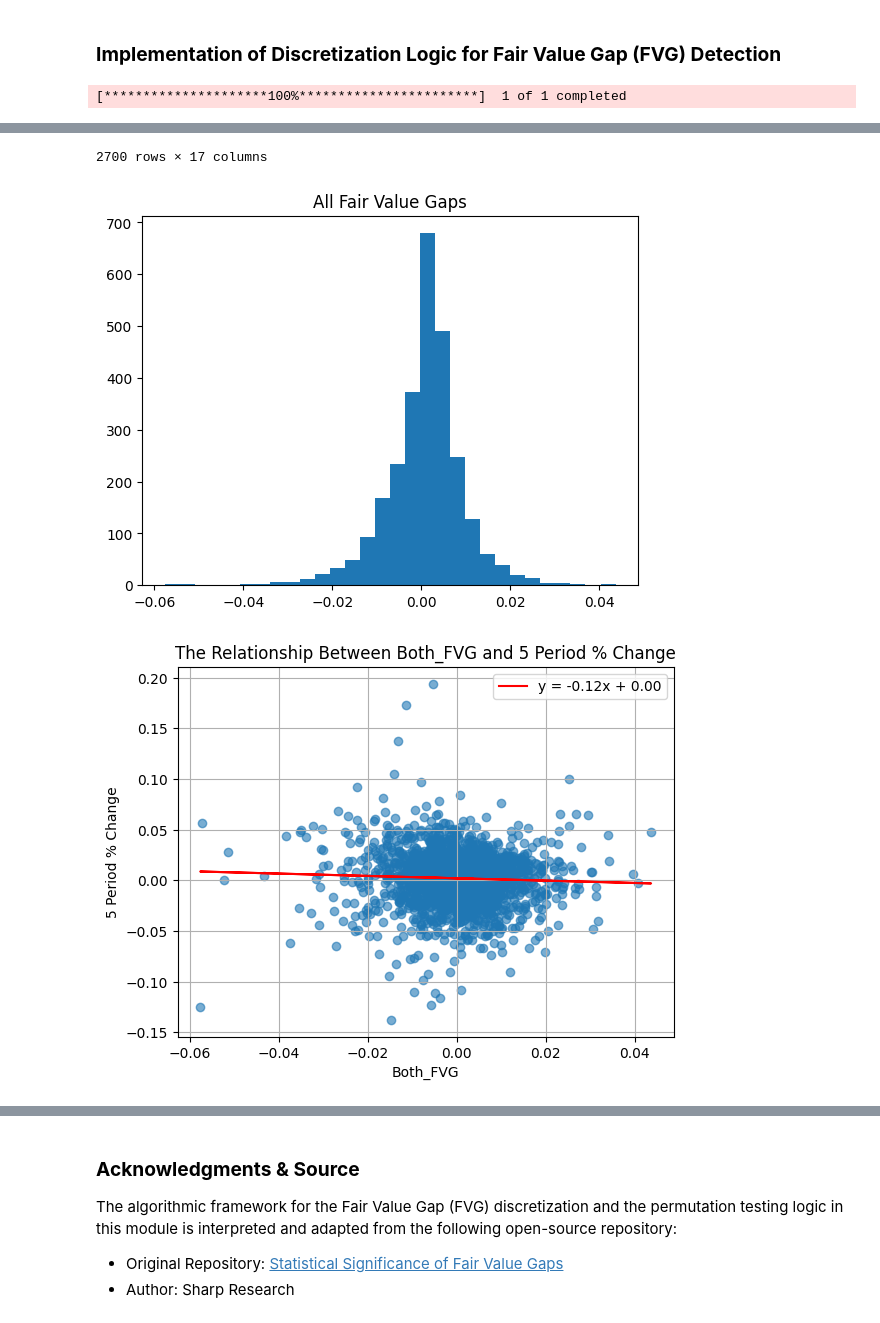
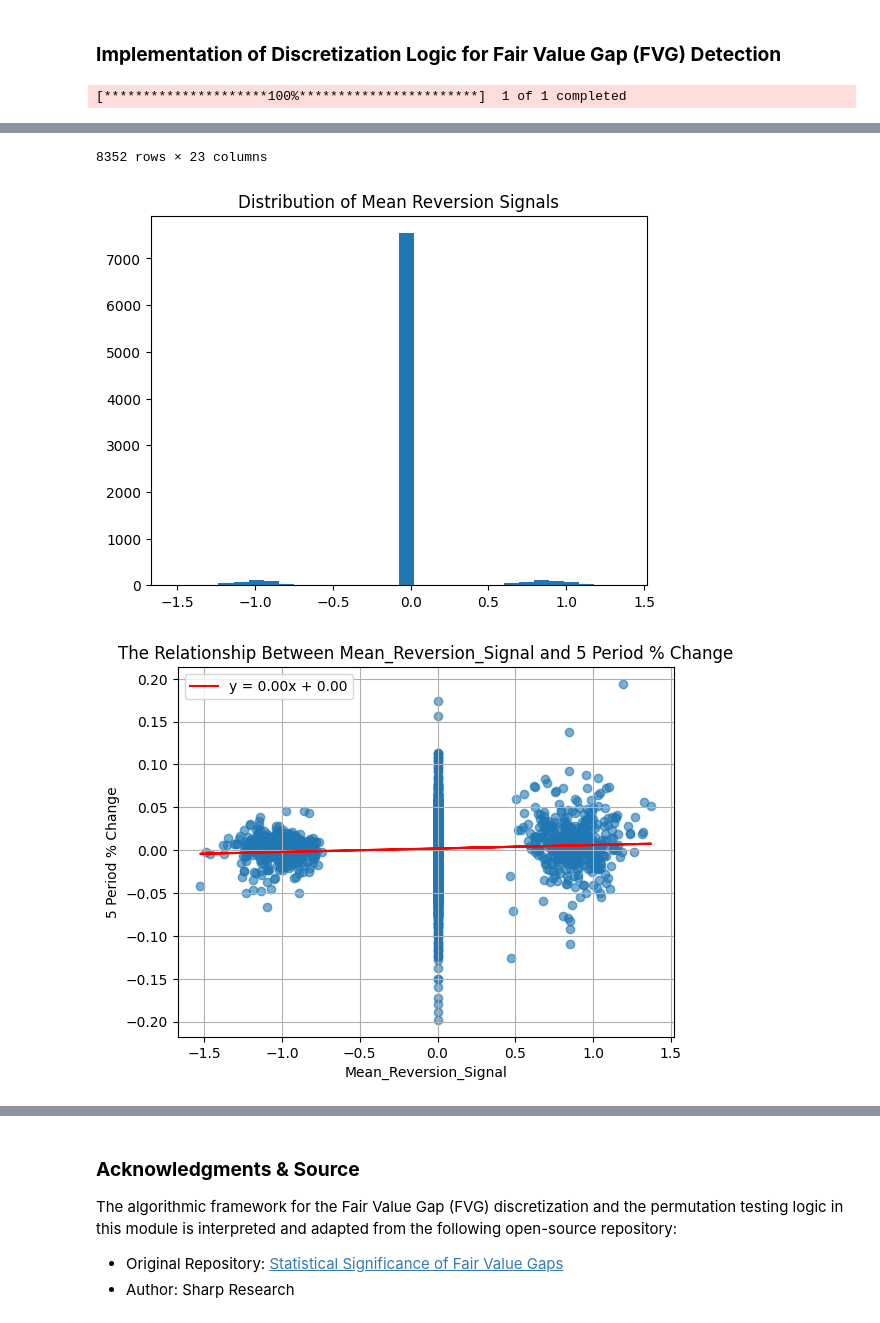
Before and after one commit to JuanAndrewD/RMCT_Assignment_Codebase, a Jupyter notebook: Institutional_Algorithmic_Trading_Strategy-RMCT-Assignment.ipynb, the cells around one changed output, grey strips where cells are left out. Saved outputs shown, nothing was run; the diff lists cells and outputs as text; code cells hidden in the pictures.

```diff
--- a/Institutional_Algorithmic_Trading_Strategy-RMCT-Assignment.ipynb
+++ b/Institutional_Algorithmic_Trading_Strategy-RMCT-Assignment.ipynb
@@ -65,7 +66,7 @@ else:
     PERIOD = 'max'
 
 SHIFT = 5
-STRATEGY = 'Both_FVG'
+STRATEGY = 'Mean_Reversion_Signal'
 
 # what subsetion of that data are you interested in
 LOOKBACK = 10000
@@ -93,33 +94,51 @@ def add_target(df, shift=SHIFT):
 
     return df
 
-def bull_fvg(df):
+def calculate_moving_average(df, window=20):
+    df['MA'] = df['Close'].rolling(window=window).mean()
+    return df
 
-    df['High_2prev'] = df['High'].shift(2)
-    df['Bull_FVG'] = (df['Low'] > df['High_2prev']).astype(int)
-    df['Bull_FVG_Val'] = (df['Low'] - df['High_2prev']) * df['Bull_FVG'] / df['Close']
+def calculate_z_score(df, window=20):
+    df['MA'] = df['Close'].rolling(window=window).mean()
+    df['STD'] = df['Close'].rolling(window=window).std()
+    df['Z_Score'] = (df['Close'] - df['MA']) / df['STD']
+    return df
+
+def calculate_atr(df, window=14):
+    df['High_Low'] = df['High'] - df['Low']
+    df['High_Close'] = (df['High'] - df['Close'].shift(1)).abs()
+    df['Low_Close'] = (df['Low'] - df['Close'].shift(1)).abs()
+    df['TR'] = df[['High_Low', 'High_Close', 'Low_Close']].max(axis=1)
+    df['ATR'] = df['TR'].rolling(window=window).mean()
+    return df
+
+def generate_mean_reversion_signal(df, z_threshold=2.0):
+    df['Signal'] = 0
+    df.loc[df['Z_Score'] < -z_threshold, 'Signal'] = 1  # Buy signal (oversold)
+    df.loc[df['Z_Score'] > z_threshold, 'Signal'] = -1  # Sell signal (overbought)
+    return df
+
+def volatility_adjusted_position(df, base_position=1.0):
+    # Adjust position size inversely to volatility
+    df['Vol_Adj_Factor'] = df['ATR'].rolling(window=20).mean() / df['ATR']
+    df['Position_Size'] = base_position * df['Vol_Adj_Factor']
+    df['Adjusted_Signal'] = df['Signal'] * df['Position_Size']
+    return df
+
+def prepare_dataframe_for_regression(df):
+    df = calculate_z_score(df)
+    df = calculate_atr(df)
+    df = generate_mean_reversion_signal(df)
+    df = volatility_adjusted_position(df)
+    df['Mean_Reversion_Signal'] = df['Adjusted_Signal']
+
+    plt.figure()
+    plt.hist(df['Mean_Reversion_Signal'].dropna(), bins=30)
+    plt.title('Distribution of Mean Reversion Signals')
 
     return df
 
-def bear_fvg(df):
-
-    df['Low_2prev'] = df['Low'].shift(2)
-    df['Bear_FVG'] = (df['High'] < df['Low_2prev']).astype(int)
-    df['Bear_FVG_Val'] = (df['High'] - df['Low_2prev']) * df['Bear_FVG'] / df['Close']
-
-    return df
-
-def prepare_dataframe_for_regression(df):
-    df = df[(df['Bull_FVG'] == 1) | (df['Bear_FVG'] == 1)].copy()
-    df['Both_FVG'] = df['Bear_FVG_Val'] + df['Bull_FVG_Val']
-
-    plt.figure()
-    plt.hist(df['Both_FVG'], bins=30)
-    plt.title('All Fair Value Gaps')
-
-    return df
-
-def generate_regression_output(df, features=f'{STRATEGY}', target=f'{SHIFT} Period % Change'):
+def generate_regression_output(df, features='Mean_Reversion_Signal', target=f'{SHIFT} Period % Change'):
     subset = df[[features, target]].dropna()
 
     X = subset[features]
@@ -150,7 +169,7 @@ def generate_regression_output(df, features=f'{STRATEGY}', target=f'{SHIFT} Peri
 def validate_regression_output(df, coef, intercept):
 
     # information necessary
-    df['Predictions'] = coef * df[f'{STRATEGY}'] + intercept
+    df['Predictions'] = coef * df['Mean_Reversion_Signal'] + intercept
     df['Residuals'] = df[f'{SHIFT} Period % Change'] - df['Predictions']
 
     # plot for linearity/homoscedasticity
@@ -172,7 +191,7 @@ def validate_regression_output(df, coef, intercept):
 
     return df
 
-def assess_regression_output(df, coef, features=f'{STRATEGY}', target=f'{SHIFT} Period % Change', n=100000):
+def assess_regression_output(df, coef, features='Mean_Reversion_Signal', target=f'{SHIFT} Period % Change', n=100000):
     subset = df[[features, target]].dropna()
     X = subset[features]
     y = subset[target]
@@ -247,7 +266,7 @@ def backtest_strategy(df, years=5):
 
     # Plot Equity Curve
     plt.figure(figsize=(10, 6))
-    ((1 + backtest_df['Strategy_Returns']).cumprod()).plot(label='FVG Strategy')
+    ((1 + backtest_df['Strategy_Returns']).cumprod()).plot(label='Mean Reversion Strategy')
     ((1 + backtest_df['Market_Returns']).cumprod()).plot(label='SPY Buy & Hold', alpha=0.7)
     plt.title('Equity Curve: Strategy vs Benchmark')
     plt.legend()
@@ -258,8 +277,6 @@ def backtest_strategy(df, years=5):
 def main():
     df = get_data()
     df = add_target(df)
-    df = bull_fvg(df)
-    df = bear_fvg(df)
     df = prepare_dataframe_for_regression(df)
     df, fit_intercept, fit_coefficient = generate_regression_output(df)
     df = validate_regression_output(df, coef=fit_coefficient, intercept=fit_intercept)
@@ -304,3 +321,3 @@ Market Total Rtn:   382.89%
-2700 rows × 17 columns
+8352 rows × 23 columns
-[figure, old version]
+[figure, new version]
-[figure, old version]
+[figure, new version]
```
Also changed, not shown: parts of 16 cells of this notebook.
